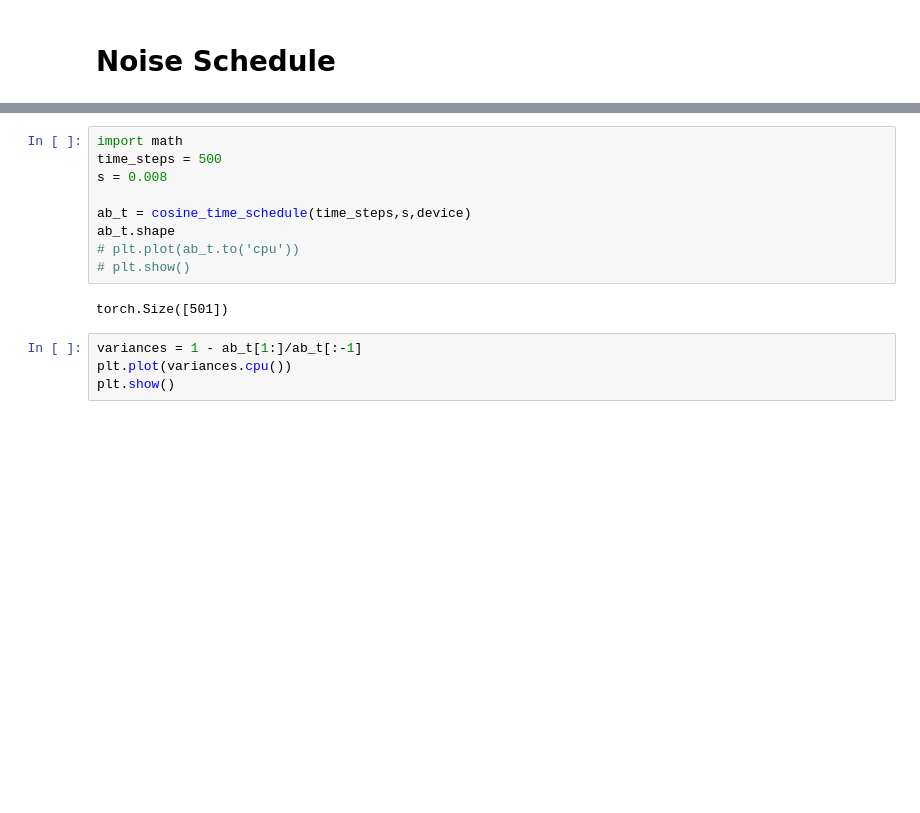
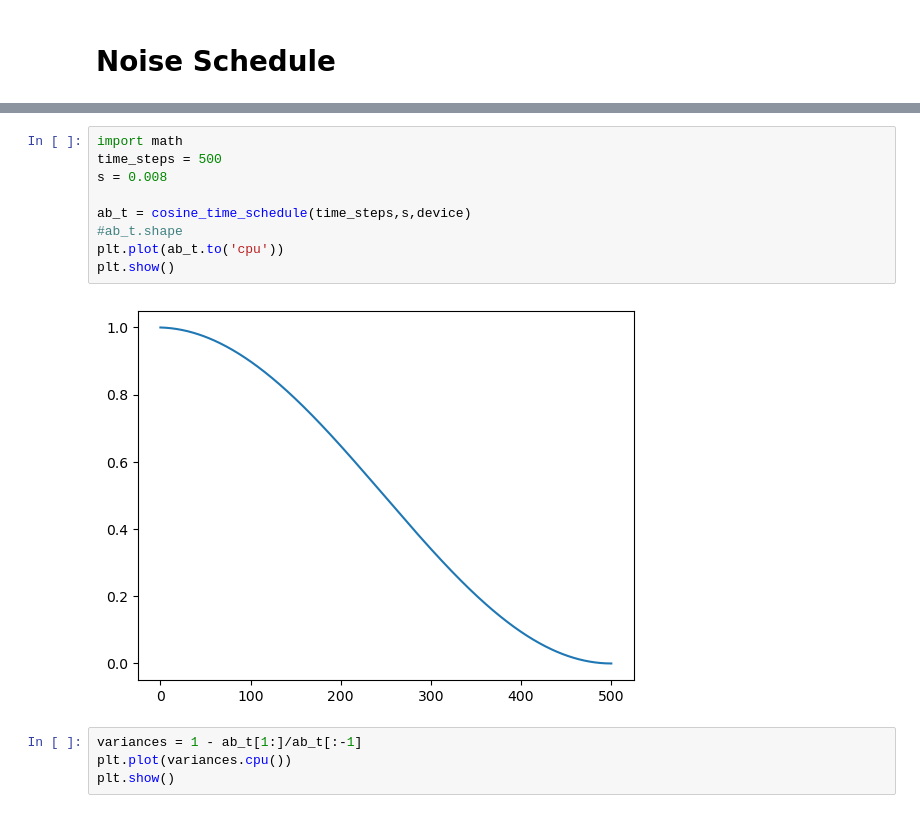
Before and after one commit to SebastianMerino/DiffusionBeamformer, a Jupyter notebook: schedule_test.ipynb, the cells around one changed output, grey strips where cells are left out. Cells and saved outputs as stored; diff of their text form; blank space fills up the shorter version.

```diff
--- a/schedule_test.ipynb
+++ b/schedule_test.ipynb
@@ -19,14 +19,14 @@ torch.Size([501])
 # %%
 import math
 time_steps = 500
 s = 0.008
 
 ab_t = cosine_time_schedule(time_steps,s,device)
-ab_t.shape
-# plt.plot(ab_t.to('cpu'))
-# plt.show()
+#ab_t.shape
+plt.plot(ab_t.to('cpu'))
+plt.show()
 # %% [output]
-torch.Size([501])
+[figure, added]
 # %%
 variances = 1 - ab_t[1:]/ab_t[:-1]
 plt.plot(variances.cpu())
```
Also changed, not shown: parts of 2 cells of this notebook, 2 other files.
